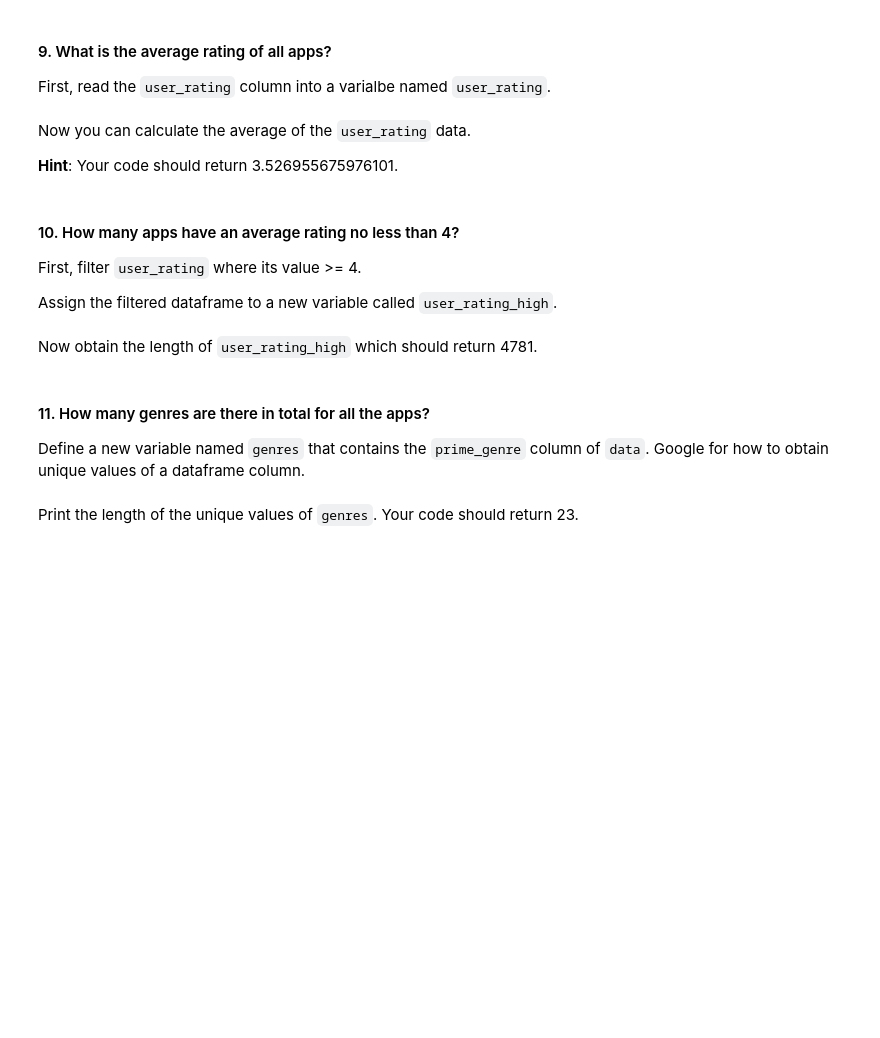
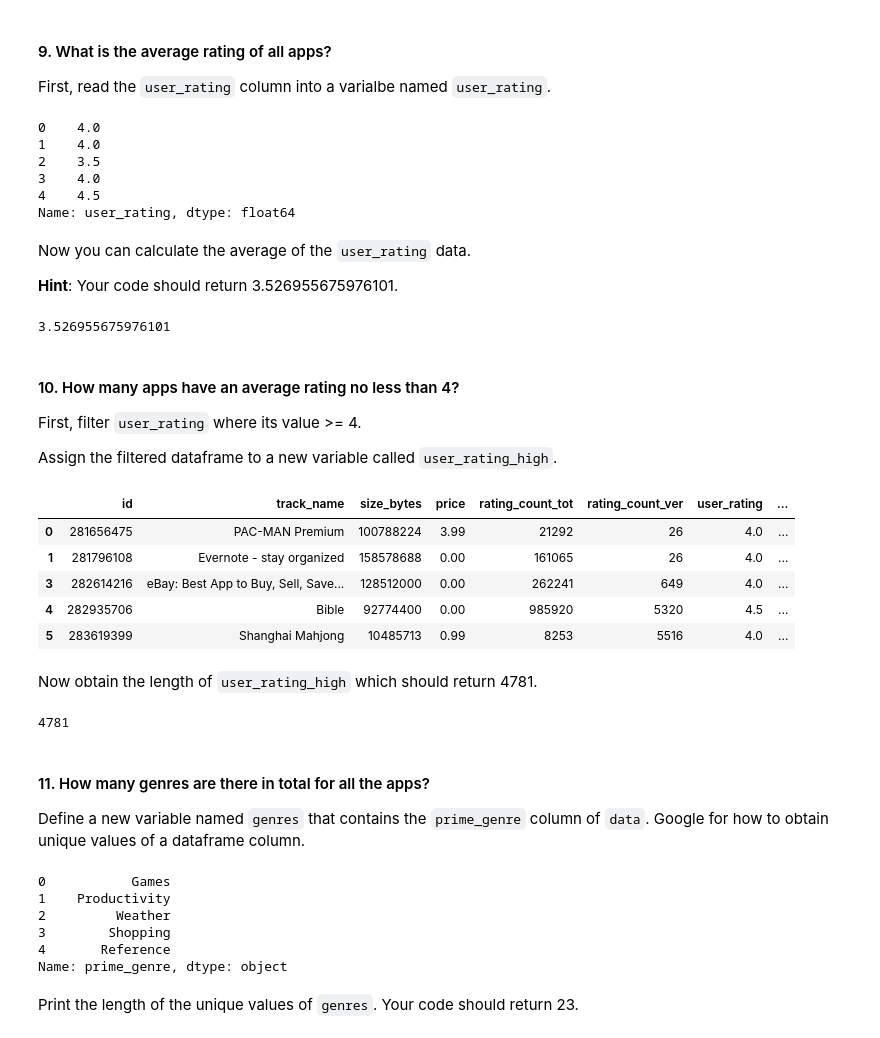
Before and after one commit to ta-data-lis/lab-pandas-deep-dive, a Jupyter notebook: your-code/main.ipynb, the cells around one changed output. Cells and saved outputs as stored; diff of their text form; code cells hidden in the pictures; blank space fills up the shorter version.

```diff
--- a/your-code/main.ipynb
+++ b/your-code/main.ipynb
@@ -44,12 +86,26 @@ A data analyst usually does this to have a general understanding about what the
 First, read the `user_rating` column into a varialbe named `user_rating`.
 # %%
 # your code here
+
+user_rating = data["user_rating"]
+user_rating.head()
+# %% [output]
+0    4.0
+1    4.0
+2    3.5
+3    4.0
+4    4.5
+Name: user_rating, dtype: float64
 # %% [markdown]
 Now you can calculate the average of the `user_rating` data.
 
 **Hint**: Your code should return 3.526955675976101.
 # %%
 # your code here
+
+user_rating.mean()
+# %% [output]
+3.526955675976101
 # %% [markdown]
 #### 10. How many apps have an average rating no less than 4?
 
@@ -58,16 +114,40 @@ First, filter `user_rating` where its value >= 4.
 Assign the filtered dataframe to a new variable called `user_rating_high`.
 # %%
 # your code here
+
+user_rating_high = data[data["user_rating"] >= 4]
+user_rating_high.head()
+# %% [output]
+|  | id | track_name | size_bytes | price | rating_count_tot | rating_count_ver | user_rating | ... |
+| 0 | 281656475 | PAC-MAN Premium | 100788224 | 3.99 | 21292 | 26 | 4.0 | ... |
+| 1 | 281796108 | Evernote - stay organized | 158578688 | 0.00 | 161065 | 26 | 4.0 | ... |
+| 3 | 282614216 | eBay: Best App to Buy, Sell, Save... | 128512000 | 0.00 | 262241 | 649 | 4.0 | ... |
+| 4 | 282935706 | Bible | 92774400 | 0.00 | 985920 | 5320 | 4.5 | ... |
+| 5 | 283619399 | Shanghai Mahjong | 10485713 | 0.99 | 8253 | 5516 | 4.0 | ... |
 # %% [markdown]
 Now obtain the length of `user_rating_high` which should return 4781.
 # %%
 # your code here
+
+len(user_rating_high)
+# %% [output]
+4781
 # %% [markdown]
 #### 11. How many genres are there in total for all the apps?
 
 Define a new variable named `genres` that contains the `prime_genre` column of `data`. Google for how to obtain unique values of a dataframe column.
 # %%
 # your code here
+
+genres = data["prime_genre"]
+genres.head()
+# %% [output]
+0           Games
+1    Productivity
+2         Weather
+3        Shopping
+4       Reference
+Name: prime_genre, dtype: object
 # %% [markdown]
 Print the length of the unique values of `genres`. Your code should return 23.
 # %%
```
Also changed, not shown: parts of 19 cells of this notebook.
